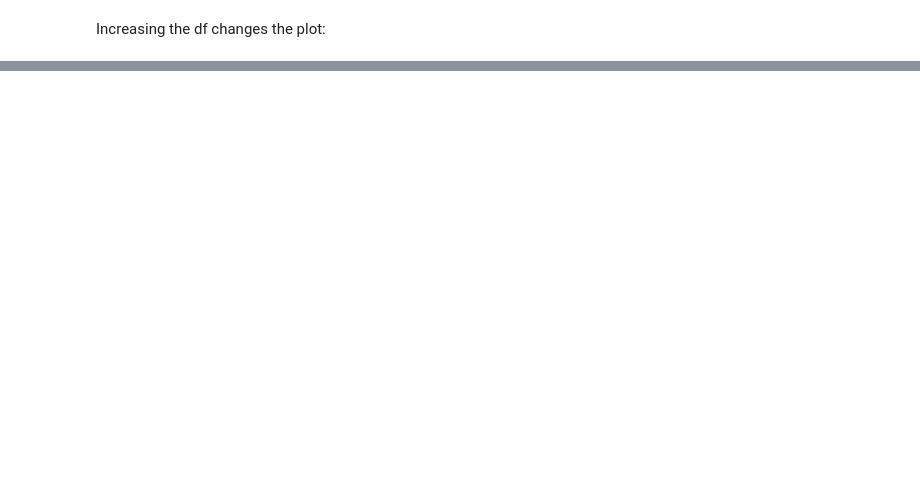
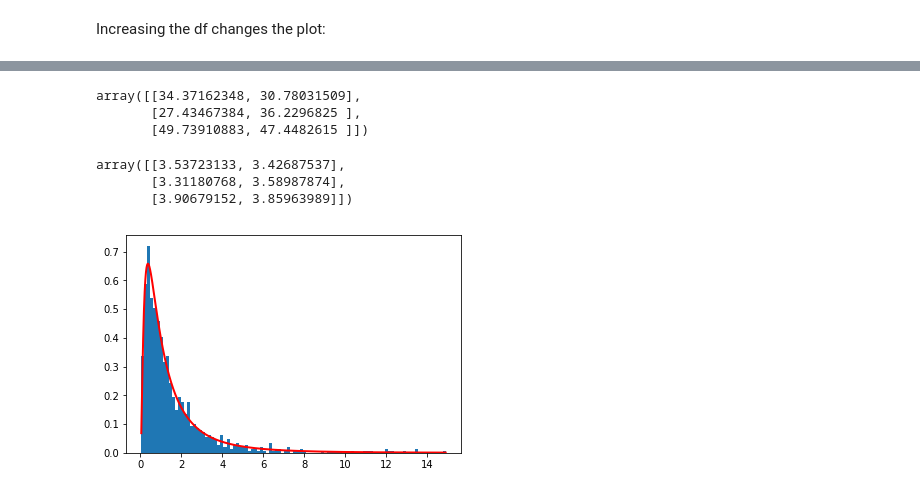
Before and after one commit to thomas-roux/programming-assignment, a Jupyter notebook: programming-assignment.ipynb, the cells around one changed output, grey strips where cells are left out. Drawn from its saved outputs; the diff is of its cells as text; code cells hidden in the pictures; blank space fills up the shorter version.

```diff
--- a/programming-assignment.ipynb
+++ b/programming-assignment.ipynb
@@ -399,0 +449,31 @@ plt.hist(chisqmax)
+# %%
+# Generate a random array of 3 rows, 2 columns from lognormal distribution with following properties:
+# mean of normal distribution = 35.5
+# standard deviation of normal distribution = 4.3
+ln = np.random.lognormal(3.5, 0.3, (3,2))
+ln
+# %% [output]
+array([[34.37162348, 30.78031509],
+       [27.43467384, 36.2296825 ],
+       [49.73910883, 47.4482615 ]])
+# %%
+# Convert above array back into normal values
+np.log(ln)
+# %% [output]
+array([[3.53723133, 3.42687537],
+       [3.31180768, 3.58987874],
+       [3.90679152, 3.85963989]])
+# %%
+# Generate 1,000 random values from lognormal distribution with above parameters
+mu, sigma = 0, 1.0 # mean and standard deviation
+s = np.random.lognormal(mu, sigma, 1000)
+
+# Display a histogram of the values with probability density function - https://docs.scipy.org/doc/numpy-1.15.0/reference/generated/numpy.random.lognormal.html#numpy.random.lognormal
+count, bins, ignored = plt.hist(s, 100, density=True, align='mid')
+x = np.linspace(min(bins), max(bins), 10000)
+pdf = (np.exp(-(np.log(x) - mu)**2 / (2 * sigma**2)) / (x * sigma * np.sqrt(2 * np.pi)))
+plt.plot(x, pdf, linewidth=2, color='r')
+plt.axis('tight')
+plt.show()
+# %% [output]
+[figure, added]
```
Also changed, not shown: parts of 37 cells of this notebook.
